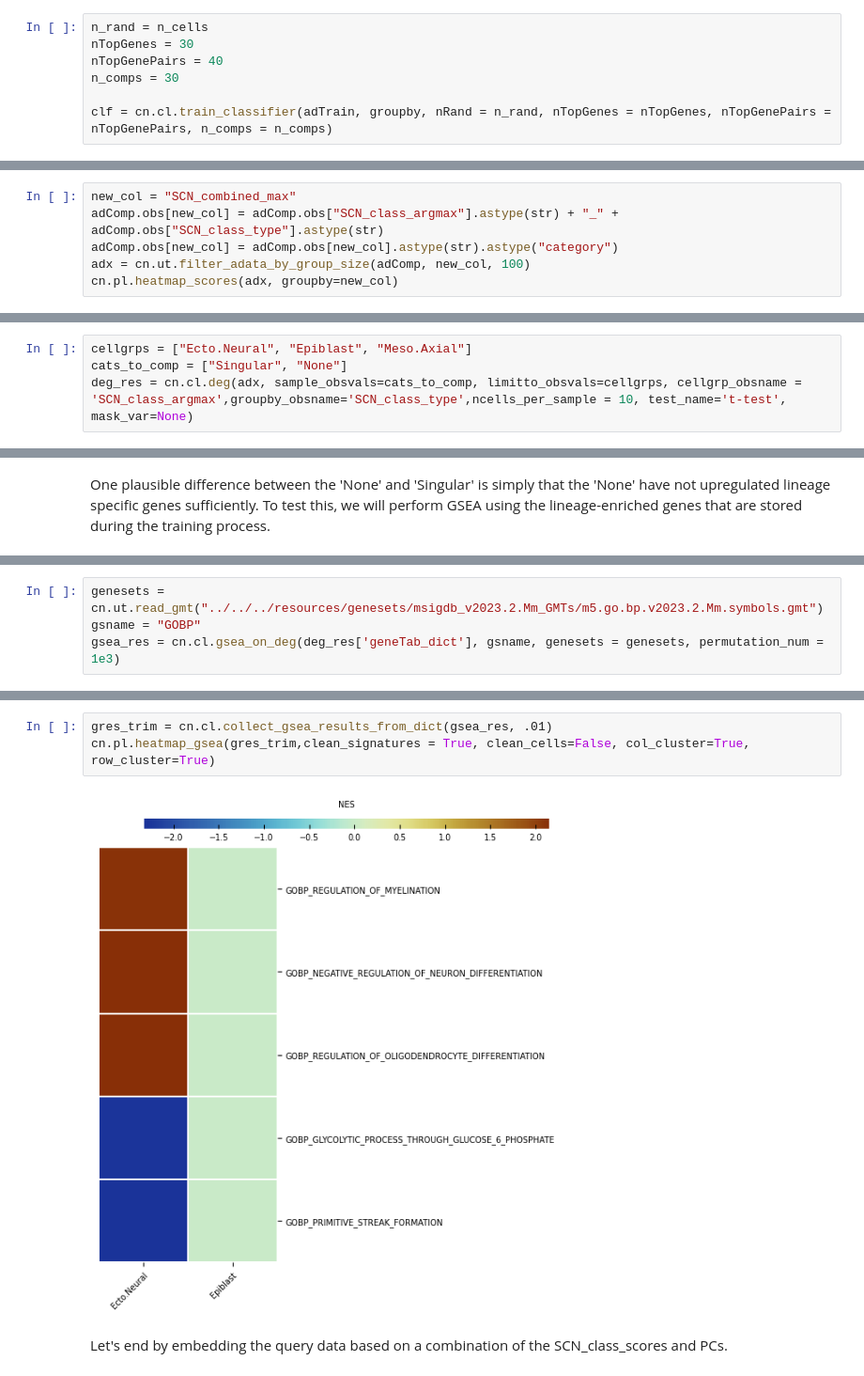
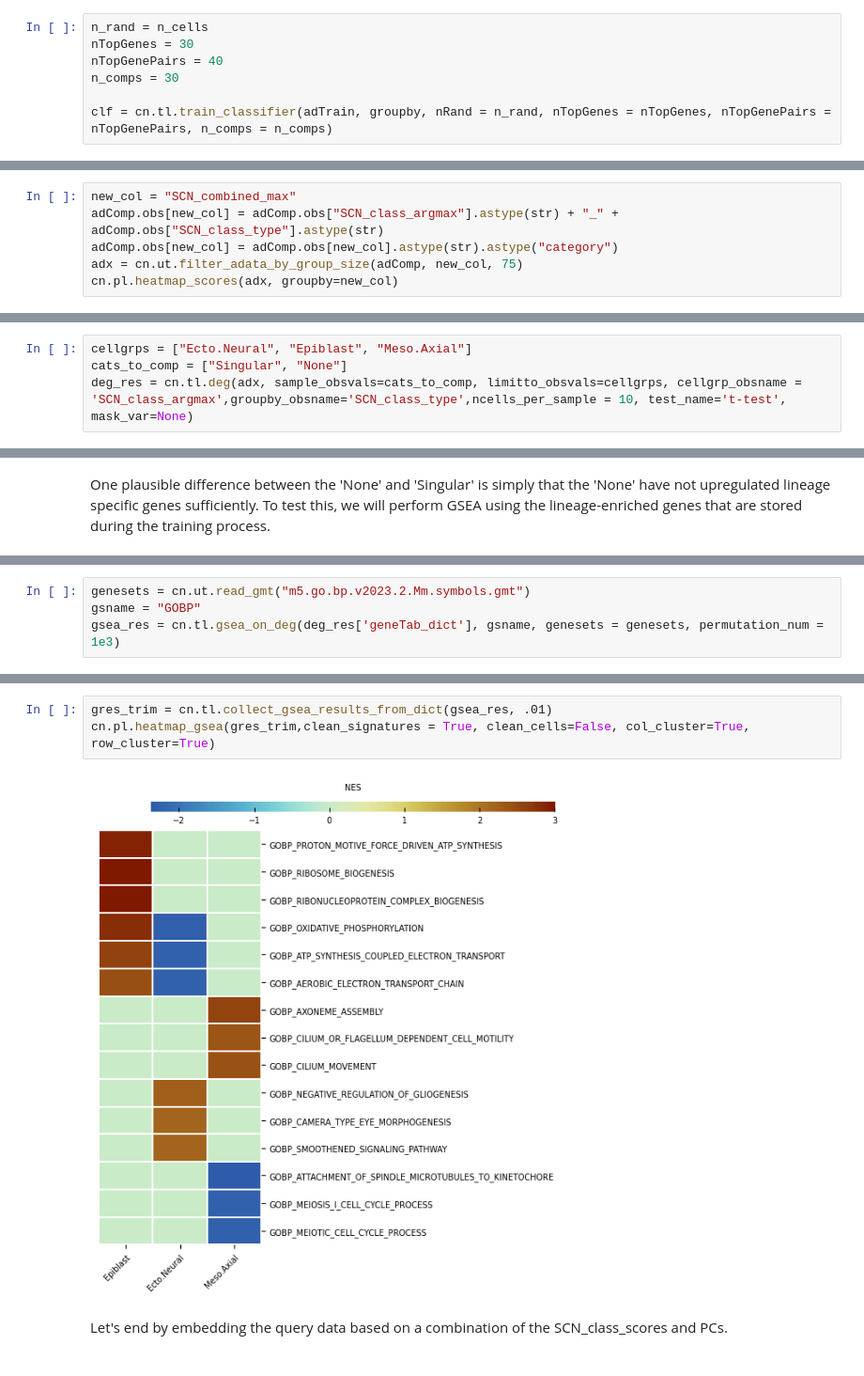
Before and after one commit to CahanLab/PySingleCellNet, a Jupyter notebook: docs/notebooks/categorize.ipynb, the cells around one changed output, grey strips where cells are left out. Shown at 94% size. Drawn from its saved outputs; the diff is of its cells as text.

```diff
--- a/docs/notebooks/categorize.ipynb
+++ b/docs/notebooks/categorize.ipynb
@@ -67,5 +67,5 @@ nTopGenes = 30
 nTopGenePairs = 40
 n_comps = 30
 
-clf = cn.cl.train_classifier(adTrain, groupby, nRand = n_rand, nTopGenes = nTopGenes, nTopGenePairs = nTopGenePairs, n_comps = n_comps)
+clf = cn.tl.train_classifier(adTrain, groupby, nRand = n_rand, nTopGenes = nTopGenes, nTopGenePairs = nTopGenePairs, n_comps = n_comps)
 # %% [output]
@@ -149,7 +148,7 @@ Now create a new .obs column that combines the argmax label prediction with the
 new_col = "SCN_combined_max"
 adComp.obs[new_col] = adComp.obs["SCN_class_argmax"].astype(str) + "_" + adComp.obs["SCN_class_type"].astype(str)
 adComp.obs[new_col] = adComp.obs[new_col].astype(str).astype("category")
-adx = cn.ut.filter_adata_by_group_size(adComp, new_col, 100)
+adx = cn.ut.filter_adata_by_group_size(adComp, new_col, 75)
 cn.pl.heatmap_scores(adx, groupby=new_col)
 # %% [output]
 Filtering AnnData object based on group sizes in 'SCN_combined_max':
@@ -163,7 +162,7 @@ We can see that Ecto.Neural, Epiblast, and Meso.Axial are the only cell types in
 # %%
 cellgrps = ["Ecto.Neural", "Epiblast", "Meso.Axial"]
 cats_to_comp = ["Singular", "None"]
-deg_res = cn.cl.deg(adx, sample_obsvals=cats_to_comp, limitto_obsvals=cellgrps, cellgrp_obsname = 'SCN_class_argmax',groupby_obsname='SCN_class_type',ncells_per_sample = 10, test_name='t-test', mask_var=None)
+deg_res = cn.tl.deg(adx, sample_obsvals=cats_to_comp, limitto_obsvals=cellgrps, cellgrp_obsname = 'SCN_class_argmax',groupby_obsname='SCN_class_type',ncells_per_sample = 10, test_name='t-test', mask_var=None)
 # %% [output]
 cell group: Ecto.Neural
 cell group: Epiblast
@@ -189,7 +190,7 @@ This heatmap shows the normalized enrichment score (NES) of comparing 'Singular'
 
 We can also look at the enrichment of any other gene sets, for example, GOBP
 # %%
-genesets = cn.ut.read_gmt("../../../resources/genesets/msigdb_v2023.2.Mm_GMTs/m5.go.bp.v2023.2.Mm.symbols.gmt")
+genesets = cn.ut.read_gmt("m5.go.bp.v2023.2.Mm.symbols.gmt")
 gsname = "GOBP"
-gsea_res = cn.cl.gsea_on_deg(deg_res['geneTab_dict'], gsname, genesets = genesets, permutation_num = 1e3)
+gsea_res = cn.tl.gsea_on_deg(deg_res['geneTab_dict'], gsname, genesets = genesets, permutation_num = 1e3)
 # %% [output]
@@ -200,8 +203,8 @@ The order of those genes will be arbitrary, which may produce unexpected results
 # %%
-gres_trim = cn.cl.collect_gsea_results_from_dict(gsea_res, .01)
+gres_trim = cn.tl.collect_gsea_results_from_dict(gsea_res, .01)
 cn.pl.heatmap_gsea(gres_trim,clean_signatures = True, clean_cells=False, col_cluster=True, row_cluster=True)
 # %% [output]
-[figure, old version]
+[figure, new version]
 # %% [markdown]
 Let's end by embedding the query data based on a combination of the SCN_class_scores and PCs.
 # %%
```
Also changed, not shown: parts of 18 cells of this notebook, 18 other files.
